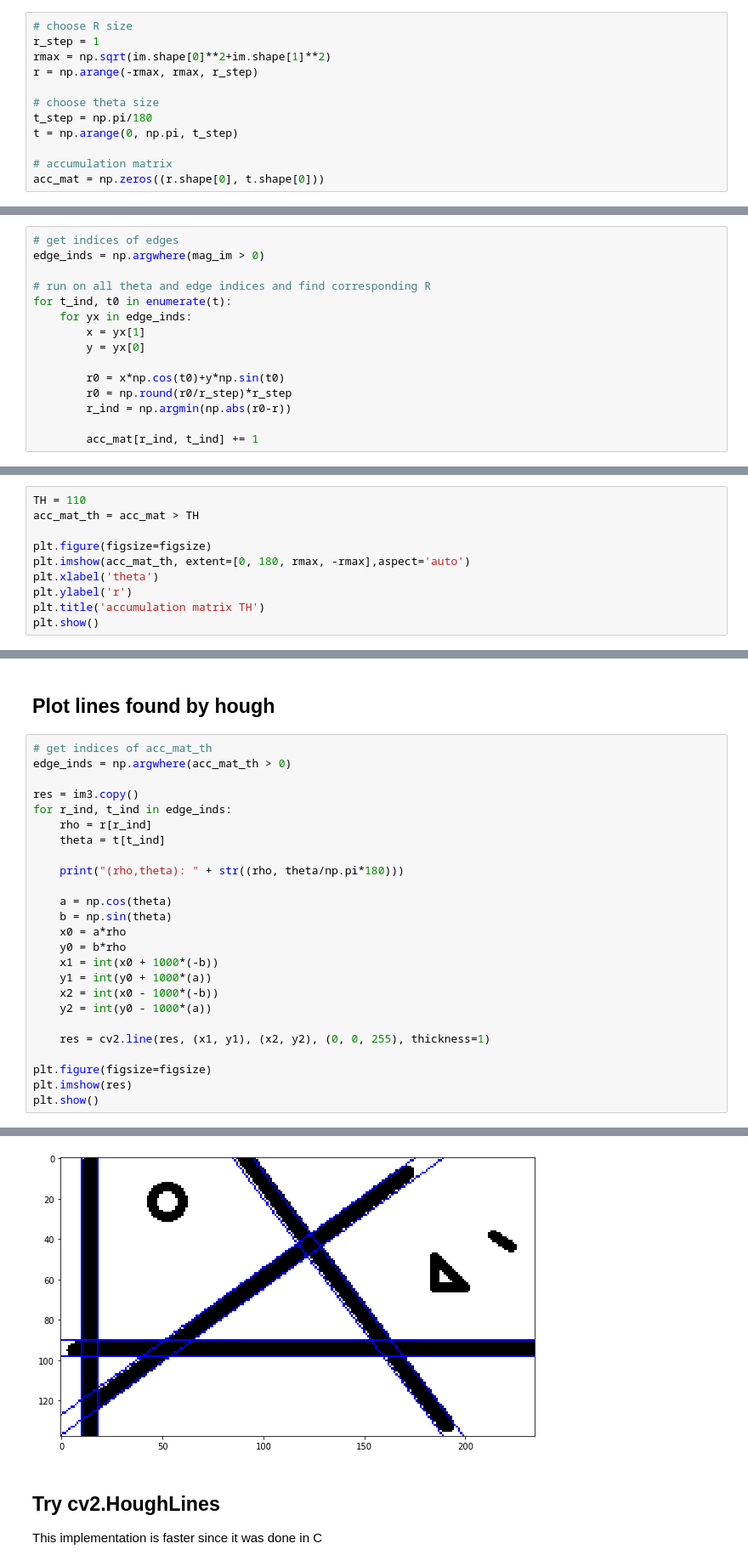
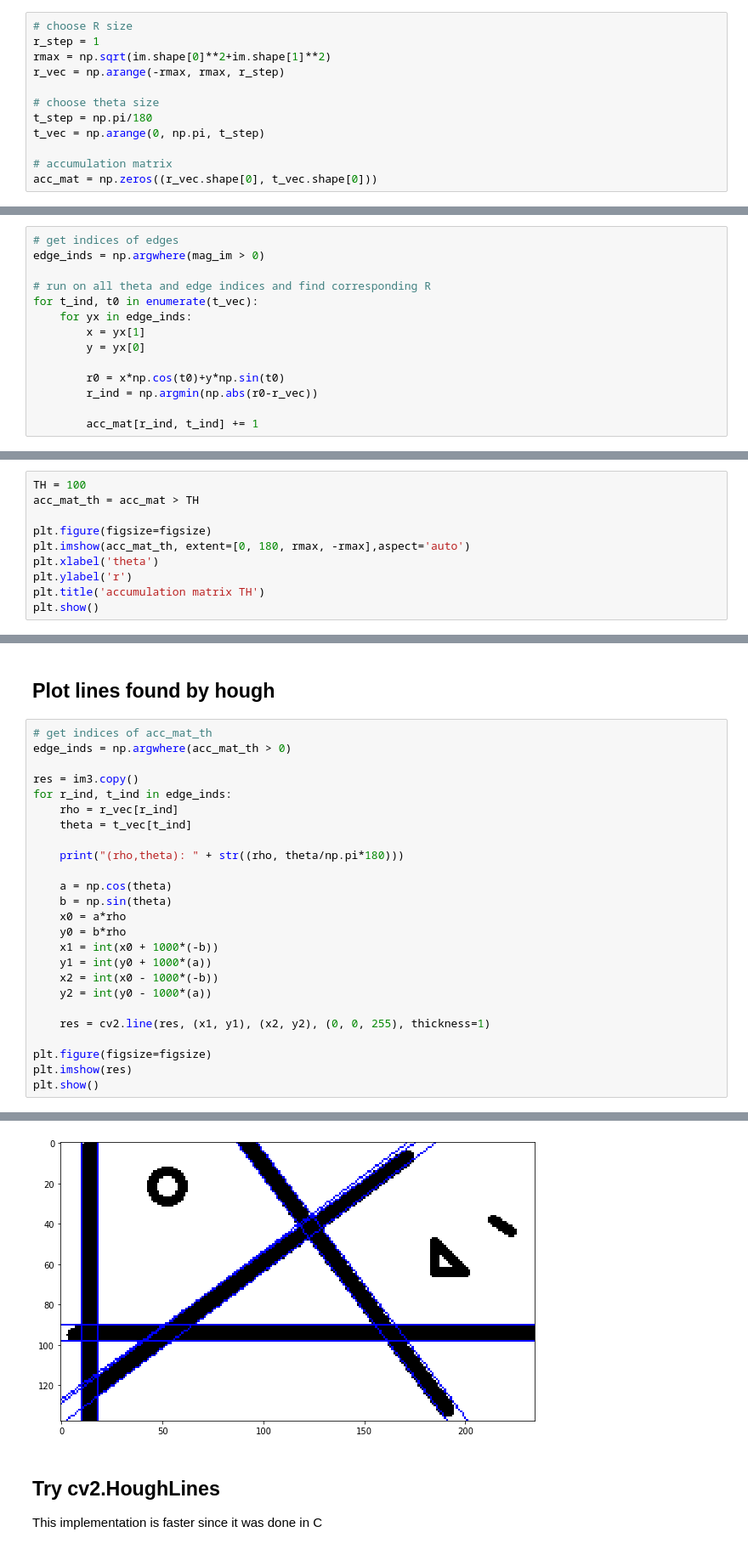
Before and after one commit to YoniChechik/AI_is_Math, a Jupyter notebook: c_04_curve_fitting/hough_transform.ipynb, the cells around one changed output, grey strips where cells are left out. Shown at 85% size. Drawn from its saved outputs; the diff is of its cells as text.

```diff
--- a/c_04_curve_fitting/hough_transform.ipynb
+++ b/c_04_curve_fitting/hough_transform.ipynb
@@ -43,14 +43,14 @@ plt.show()
 # choose R size
 r_step = 1
 rmax = np.sqrt(im.shape[0]**2+im.shape[1]**2)
-r = np.arange(-rmax, rmax, r_step)
+r_vec = np.arange(-rmax, rmax, r_step)
 
 # choose theta size
 t_step = np.pi/180
-t = np.arange(0, np.pi, t_step)
+t_vec = np.arange(0, np.pi, t_step)
 
 # accumulation matrix
-acc_mat = np.zeros((r.shape[0], t.shape[0]))
+acc_mat = np.zeros((r_vec.shape[0], t_vec.shape[0]))
 # %% [markdown]
 ## Fill accumulation matrix
 # %%
@@ -58,14 +58,13 @@ acc_mat = np.zeros((r.shape[0], t.shape[0]))
 edge_inds = np.argwhere(mag_im > 0)
 
 # run on all theta and edge indices and find corresponding R
-for t_ind, t0 in enumerate(t):
+for t_ind, t0 in enumerate(t_vec):
     for yx in edge_inds:
         x = yx[1]
         y = yx[0]
 
         r0 = x*np.cos(t0)+y*np.sin(t0)
-        r0 = np.round(r0/r_step)*r_step
-        r_ind = np.argmin(np.abs(r0-r))
+        r_ind = np.argmin(np.abs(r0-r_vec))
 
         acc_mat[r_ind, t_ind] += 1
 # %%
@@ -80,7 +79,7 @@ plt.show()
 # %% [markdown]
 ## Threshold accumulation matrix
 # %%
-TH = 110
+TH = 100
 acc_mat_th = acc_mat > TH
 
 plt.figure(figsize=figsize)
@@ -99,8 +98,8 @@ edge_inds = np.argwhere(acc_mat_th > 0)
 
 res = im3.copy()
 for r_ind, t_ind in edge_inds:
-    rho = r[r_ind]
-    theta = t[t_ind]
+    rho = r_vec[r_ind]
+    theta = t_vec[t_ind]
 
     print("(rho,theta): " + str((rho, theta/np.pi*180)))
 
@@ -130,4 +130,4 @@ plt.show()
-[figure, old version]
+[figure, new version]
 # %% [markdown]
 ## Try cv2.HoughLines
 This implementation is faster since it was done in C
```
Also changed, not shown: parts of 2 cells of this notebook, 27 other files.
